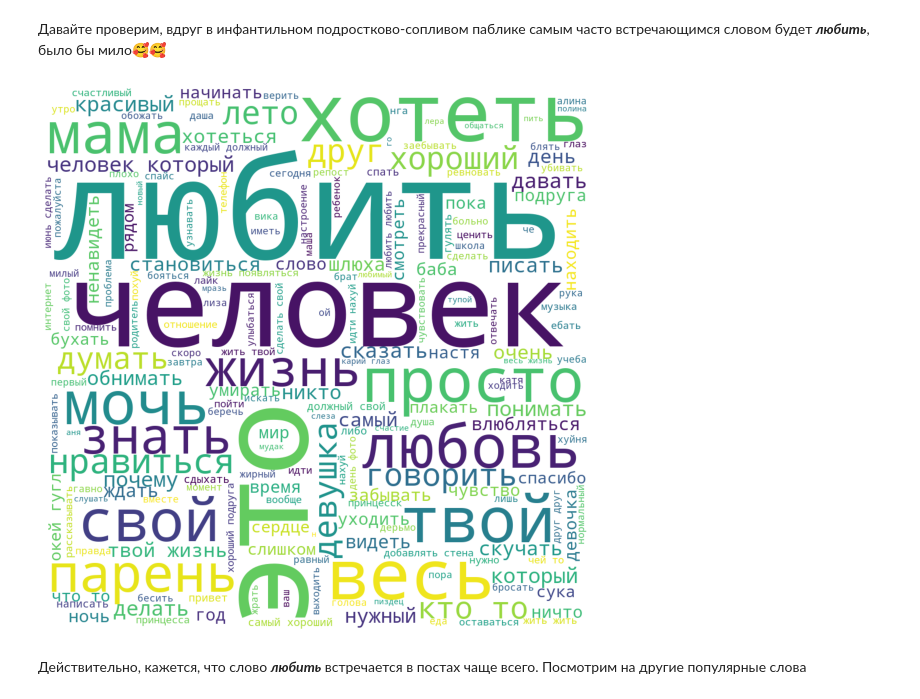
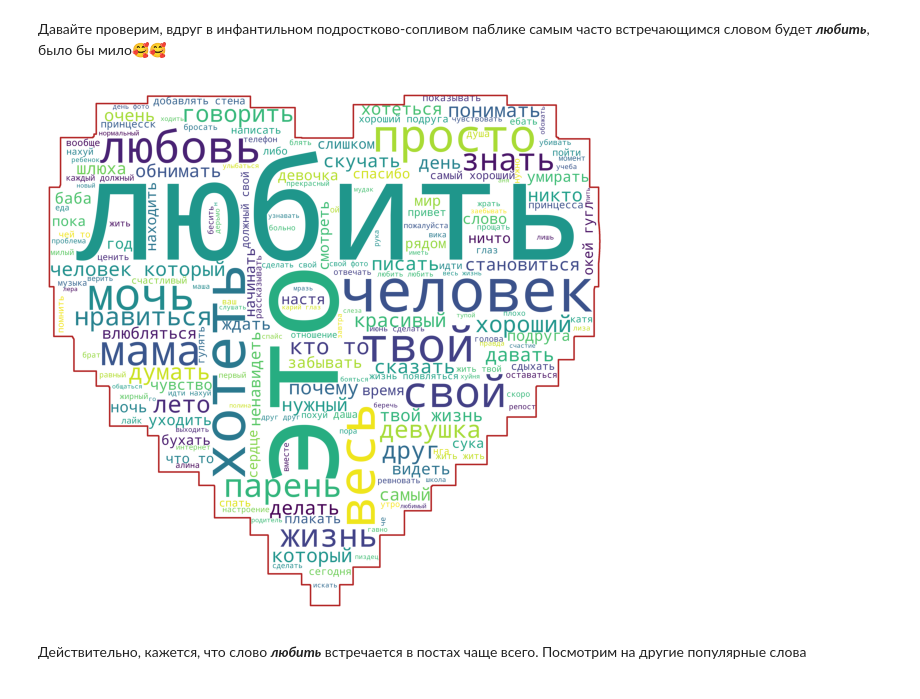
Before and after one commit to Pash1i/andan_2023_project, a Jupyter notebook: EDA_and_hypothesis_testing.ipynb, the cells around one changed output. Cells and saved outputs as stored; diff of their text form; code cells hidden in the pictures.

```diff
--- a/EDA_and_hypothesis_testing.ipynb
+++ b/EDA_and_hypothesis_testing.ipynb
@@ -45,16 +45,17 @@ super_text = ' '.join(list(map(str, data_no_stopwords['text'])))
 # %% [markdown]
 Давайте проверим, вдруг в инфантильном подростково-сопливом паблике самым часто встречающимся словом будет __*любить*__, было бы мило🥰🥰
 # %%
-cloud = WordCloud(width=1000, height=1000,
+mask = np.array(Image.open('Сердечко.png'))
+cloud = WordCloud(width=1000, height=1000, mask = mask,
                   contour_width=20, contour_color='firebrick',
                   background_color='white', random_state= 765).generate(super_text)
 
 plt.figure(figsize=(10, 10))
 plt.imshow(cloud)
 plt.axis('off')
 plt.show()
 # %% [output]
-[figure, old version]
+[figure, new version]
 # %% [markdown]
 Действительно, кажется, что слово __*любить*__ встречается в постах чаще всего. Посмотрим на другие популярные слова
 # %%
```
Also changed, not shown: parts of 6 cells of this notebook.
